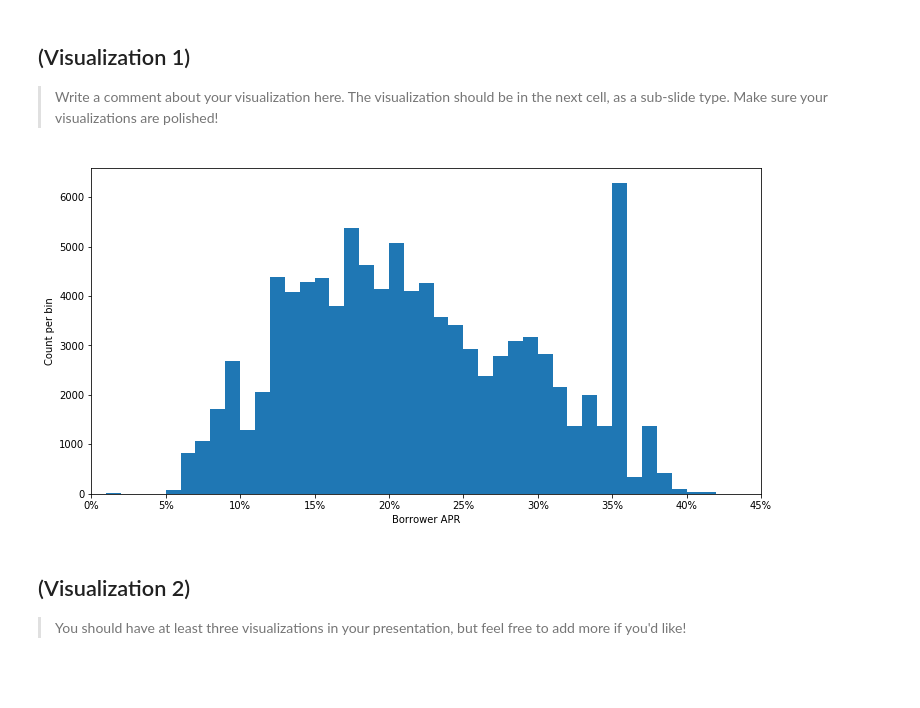
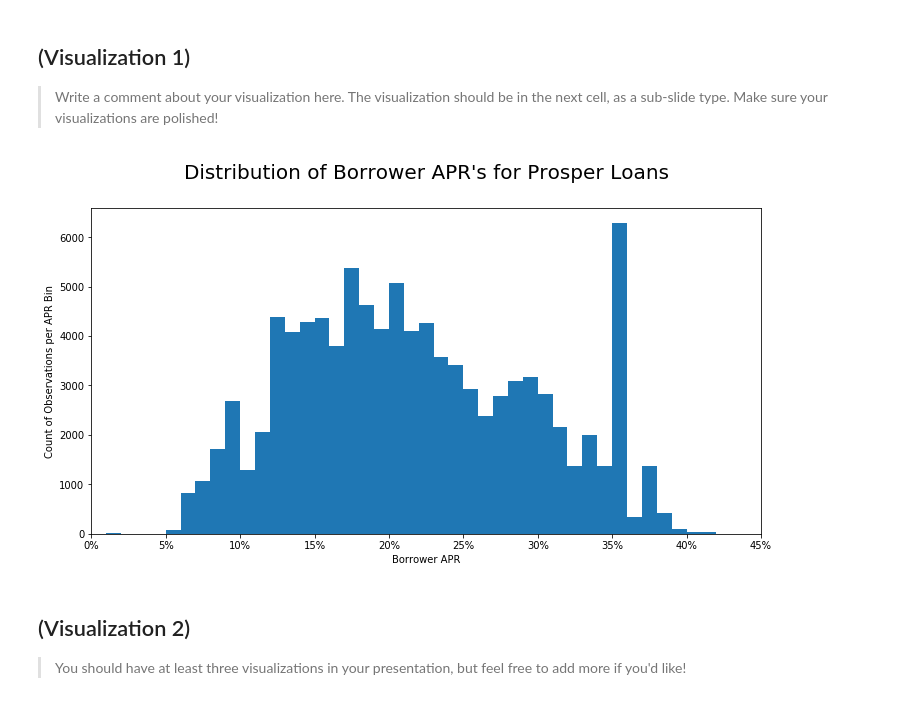
Before and after one commit to Jeff-VA/Udacity-Communicate-Data-Project, a Jupyter notebook: slide_deck.ipynb, the cells around one changed output. Saved outputs shown, nothing was run; the diff lists cells and outputs as text; code cells hidden in the pictures; blank space fills up the shorter version.

```diff
--- a/slide_deck.ipynb
+++ b/slide_deck.ipynb
@@ -100,19 +100,21 @@ the next cell, as a sub-slide type. Make sure your visualizations are polished!
 # %%
 #Creates an array of bins at a specified binsize for histogram
 binsize = 0.01
 bins = np.arange(0, df_trimmed['BorrowerAPR'].max() + binsize, binsize)
 ticks = np.arange(0, df_trimmed['BorrowerAPR'].max() + 0.05, 0.05)
 tick_names = ['{}%'.format(int(i*100)) for i in ticks]
 
 #plots a histogram of `BorrowerAPR`
 plt.figure(figsize=(12,6))
 plt.hist(data = df_trimmed, x = 'BorrowerAPR', bins = bins)
 plt.xlim([0, 0.45])
 plt.xticks(ticks, tick_names)
+plt.title("Distribution of Borrower APR's for Prosper Loans",
+          fontsize=20, y=1.07)
 plt.xlabel('Borrower APR')
-plt.ylabel('Count per bin');
+plt.ylabel('Count of Observations per APR Bin');
 # %% [output]
-[figure, old version]
+[figure, new version]
 # %%
 #assign quantitative and qualitative variables to separate lists for easy coding
 cat_vars = ['Term', 'IncomeRange', 'EmploymentStatus', 'ListingCategory', 'IsBorrowerHomeowner']
```
Also changed, not shown: parts of 5 cells of this notebook.
